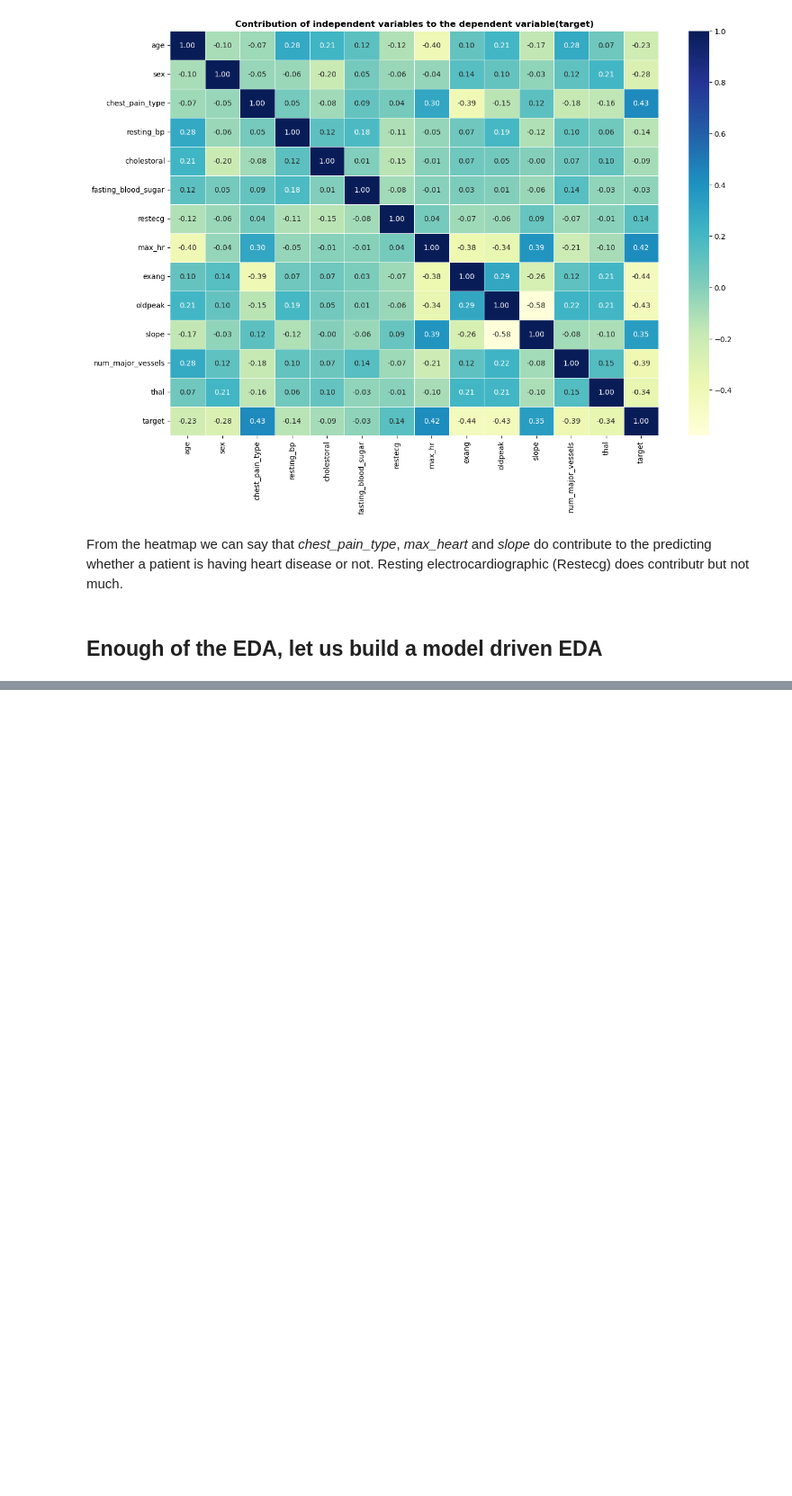
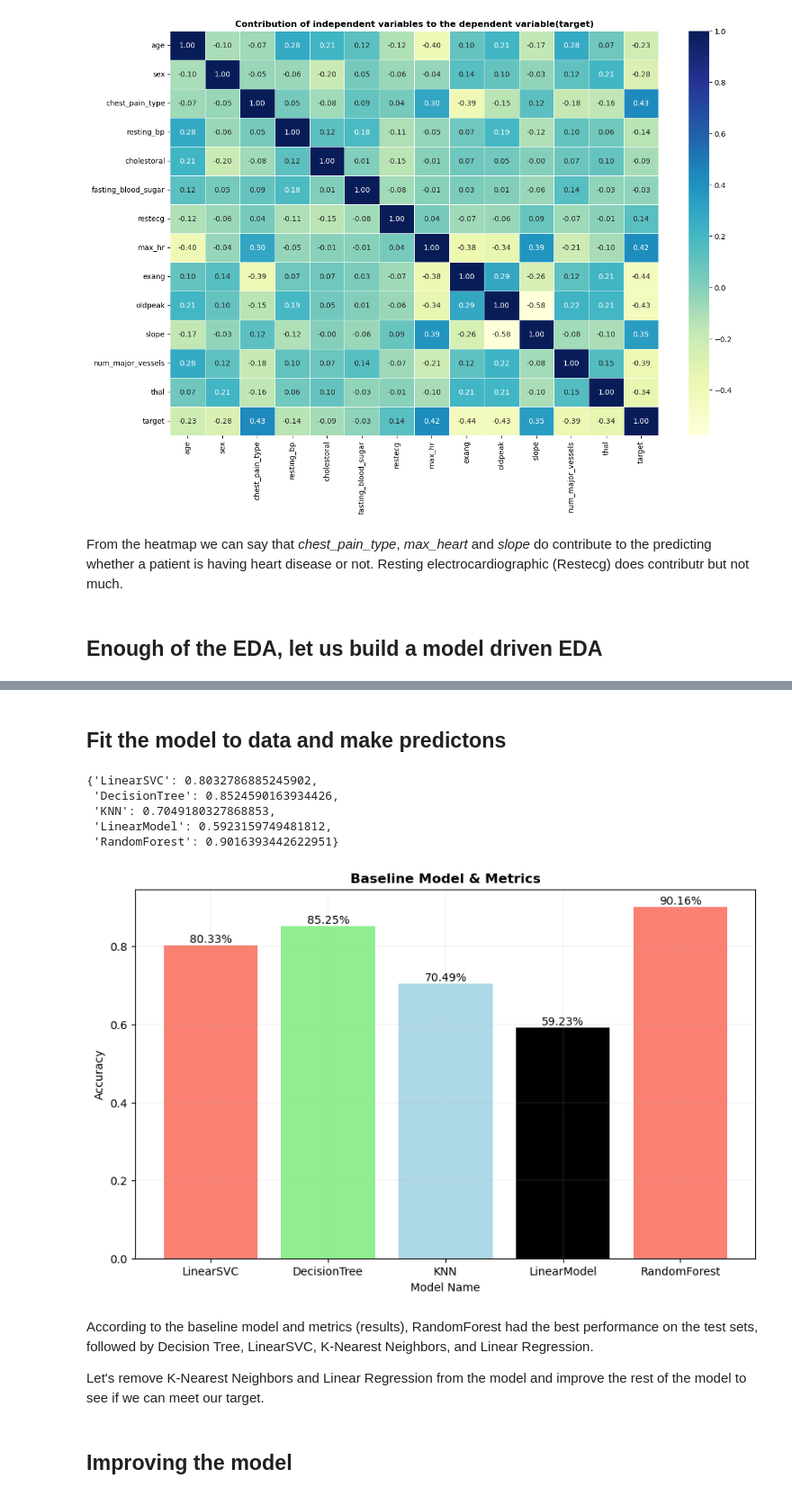
Before and after one commit to clevernat/heart-disease-project, a Jupyter notebook: HEART DISEASE PROJECT.ipynb, the cells around one changed output, grey strips where cells are left out. Shown: that part at 90% size. Cells and saved outputs as stored; diff of their text form; code cells hidden in the pictures; blank space fills up the shorter version.

Commit message:
Update: Complete baseline model and metric.

```diff
--- a/HEART DISEASE PROJECT.ipynb
+++ b/HEART DISEASE PROJECT.ipynb
@@ -418,0 +491,6 @@ From the heatmap we can say that *chest_pain_type*, *max_heart* and *slope* do c
+# %%
+from sklearn.model_selection import train_test_split
+# Split the data into train and test sets
+X = df.drop('target', axis=1)
+y = df['target']
+X_train, X_test, y_train, y_test = train_test_split(X, y, test_size=0.2, random_state=2)
@@ -418,0 +504,2 @@ From the heatmap we can say that *chest_pain_type*, *max_heart* and *slope* do c
+# %% [markdown]
+## Fit the model to data and make predictons
@@ -418,0 +559,37 @@ From the heatmap we can say that *chest_pain_type*, *max_heart* and *slope* do c
+# %%
+baseline_model = fit_score_model(X_train, y_train, X_test, y_test)
+baseline_model
+# %% [output]
+{'LinearSVC': 0.8032786885245902,
+ 'DecisionTree': 0.8524590163934426,
+ 'KNN': 0.7049180327868853,
+ 'LinearModel': 0.5923159749481812,
+ 'RandomForest': 0.9016393442622951}
+# %%
+fig, ax = plt.subplots(figsize=(10, 6))
+model_names = []; accuracies = []
+for name, value in baseline_model.items():
+    model_names.append(name); accuracies.append(value)
+    # Create a list of colors
+    colors = ['salmon', 'lightgreen', 'lightblue', 'black']
+
+# Plot the data
+ax.bar(model_names, accuracies, color=colors)
+# Add the numbers on top of the bars
+for i, accuracy in enumerate(accuracies):
+    plt.text(i, accuracy+0.03, f'{round(accuracy*100, 2)}%', ha='center', va='top')
+
+# Add grid lines
+ax.grid(linewidth=0.2, alpha=0.7)
+
+ax.set_xlabel('Model Name')
+ax.set_ylabel('Accuracy')
+ax.set_title('Baseline Model & Metrics', fontweight='bold');
+# %% [output]
+[figure, added]
+# %% [markdown]
+According to the baseline model and metrics (results), RandomForest had the best performance on the test sets, followed by Decision Tree, LinearSVC, K-Nearest Neighbors, and Linear Regression.
+
+Let's remove K-Nearest Neighbors and Linear Regression from the model and improve the rest of the model to see if we can meet our target.
+# %% [markdown]
+## Improving the model
```
Also changed, not shown: parts of 19 cells of this notebook, 9 other files.
